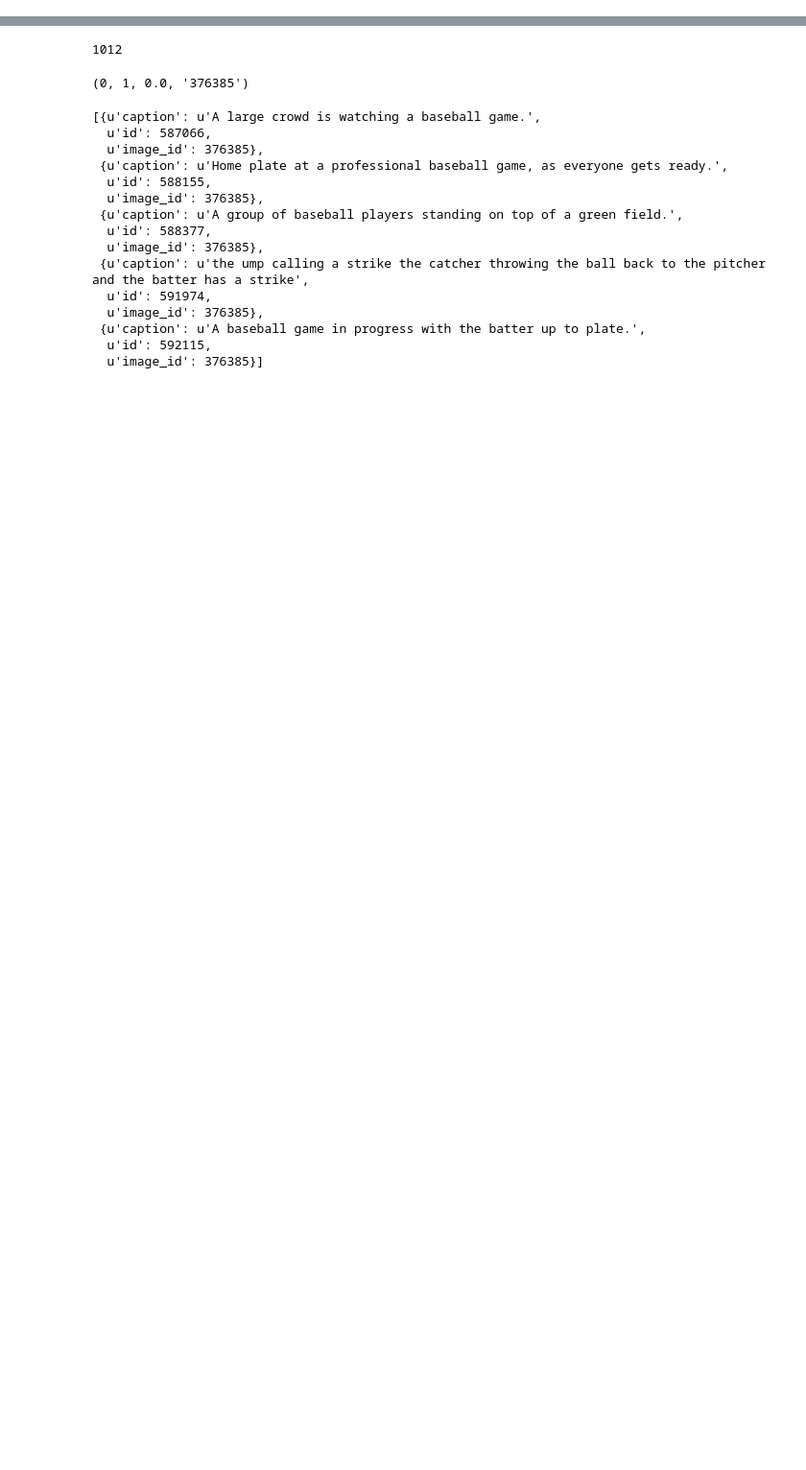
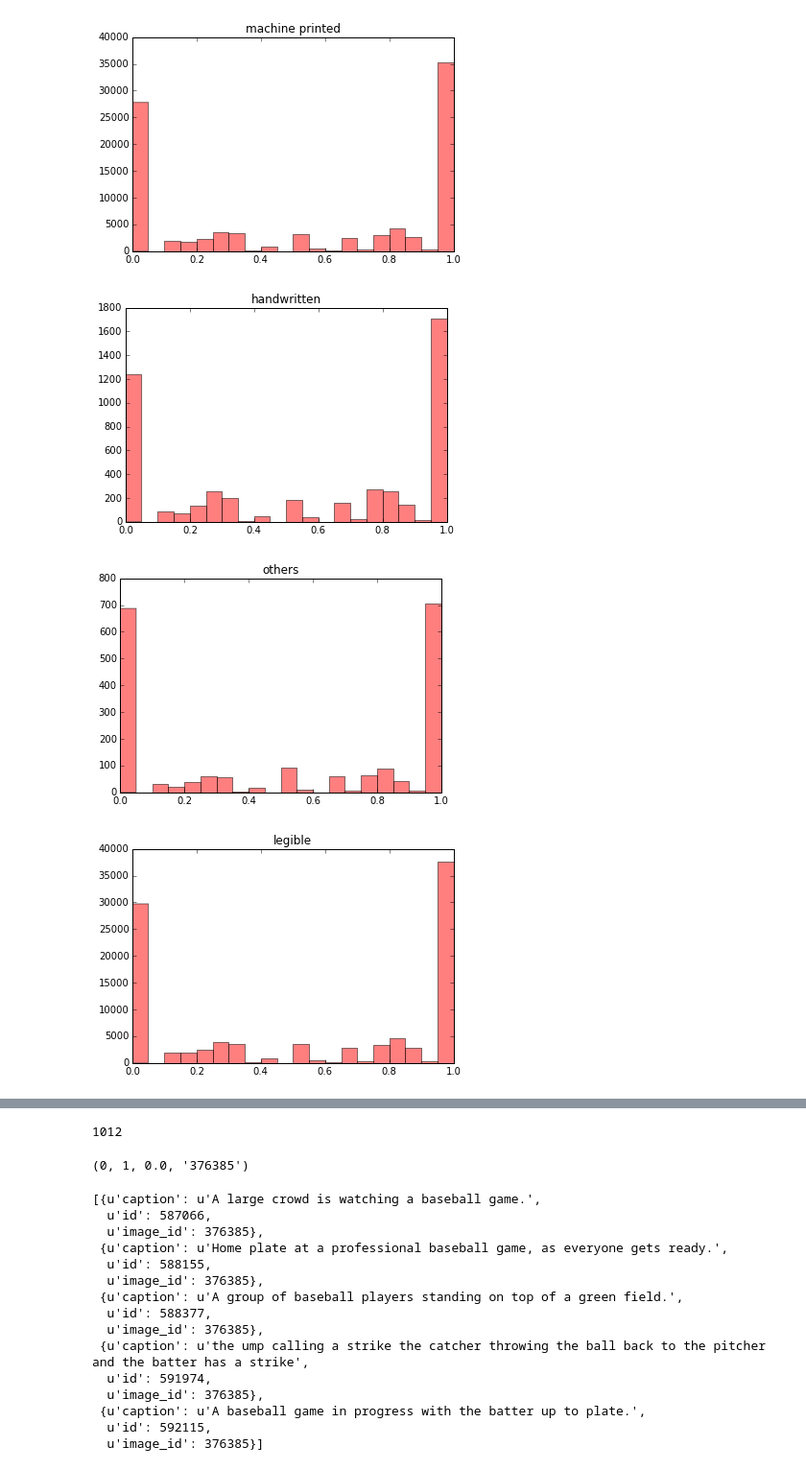
Before and after one commit to zhuyifan1996/arctic-captions, a Jupyter notebook: notebook/coco_coexistance_analysis.ipynb, the cells around one changed output, grey strips where cells are left out. Shown: that part at 96% size. Cells and saved outputs as stored; diff of their text form; code cells hidden in the pictures; blank space fills up the shorter version.

Commit message:
added code for generating category-conditional plots for coexistence

```diff
--- a/notebook/coco_coexistance_analysis.ipynb
+++ b/notebook/coco_coexistance_analysis.ipynb
@@ -193,14 +182,18 @@ coexists_center = calculate_population_coexist_stat({'corner':0.25})
 # %%
+
+import statistics
+
 def get_stat(data):
-    print "\n"
+    if len(data)==0: return;
+    print ""
     print "Total:\t%d;\t\tMean:\t\t%f;\tNonezero:\t%d"%(len(data), statistics.mean(data), len(filter(lambda x:x!=0, data)))
     print "Median:\t%f;\tMedian(H):\t%f;\tMedian(L):\t%f;"%(statistics.median(data), statistics.median_high(data), statistics.median_low(data))
     print "Max:\t%f;\tMin:\t\t%f;\tStd:\t\t%f"%(max(data), min(data),statistics.stdev(data))
     print "\n"
 
-dataset = coexists_center
+dataset = coexists_large
 print "Dataset has size:%d" % len(dataset)
-for i in [0,1,2]:
-    print "Getting the %d data stat:"%i
-    get_stat(map(lambda x:x[i], dataset))
+# for i in [0,1,2]:
+print "Coexistence rate summary for images with larger texts."
+get_stat(map(lambda x:x[2], dataset))
 # %% [output]
@@ -223,0 +256,55 @@ Max:    1.000000;       Min:            0.000000;       Std:            0.291835
+# %%
+#print statistics
+def print_cond_stat(flags='CLA'):
+    """
+    'C' for printing class, 'L' for printing legibility, 'A' for printing language
+    """
+    def _incr(l=[-1]): l[0]+=1; return l[0];
+    if 'C' in flags:
+        print("Conditioned on [class]")
+        print("Machine printed:")
+        get_stat(clas["machine printed"])
+        plt.figure(_incr())
+        plt.hist(clas["machine printed"], 20, normed= 0,  facecolor='r', alpha=0.5)
+        plt.title("machine printed")
+        print("Handwritten:")
+        get_stat(clas["handwritten"])
+        plt.figure(_incr())
+        plt.hist(clas["handwritten"], 20, normed= 0,  facecolor='r', alpha=0.5)
+        plt.title("handwritten")
+        print("Others:")
+        get_stat(clas["others"])
+        plt.figure(_incr())
+        plt.hist(clas["others"], 20, normed= 0,  facecolor='r', alpha=0.5)
+        plt.title("others")
+    if 'L' in flags:
+        print("Conditioned on [legibility]")
+        print("Legible:")
+        get_stat(legib["legible"])
+        plt.figure(_incr())
+        plt.hist(legib["legible"], 20, normed= 0,  facecolor='r', alpha=0.5)
+        plt.title("legible")
+#         print("Illegible:")
+#         get_stat(legib["illegible"])
+#         plt.figure(_incr())
+#         plt.hist(legib["illegible"], 20, normed= 0,  facecolor='r', alpha=0.5)
+    if 'A' in flags:
+        print("Conditioned on [language]")
+        print("English")
+        get_stat(lang["english"])
+        plt.figure(_incr())
+        plt.hist(lang["english"], 20, normed= 0,  facecolor='r', alpha=0.5)
+        plt.title("english")
+#         print("Not english")
+#         get_stat(lang["not english"])
+#         plt.figure(_incr())
+#         plt.hist(lang["not english"], 20, normed= 0,  facecolor='r', alpha=0.5)
+#         plt.title("not english")
+#         print("NA")
+#         get_stat(lang["na"])
+#         plt.figure(_incr())
+#         plt.hist(lang["na"], 20, normed= 0,  facecolor='r', alpha=0.5)
+#         plt.title("na")
+
+print_cond_stat()
+# %% [output]
@@ -223,0 +328,4 @@ Max:    1.000000;       Min:            0.000000;       Std:            0.291835
+[figure, added]
+[figure, added]
+[figure, added]
+[figure, added]
```
Also changed, not shown: parts of 19 cells of this notebook, 3 other files.
